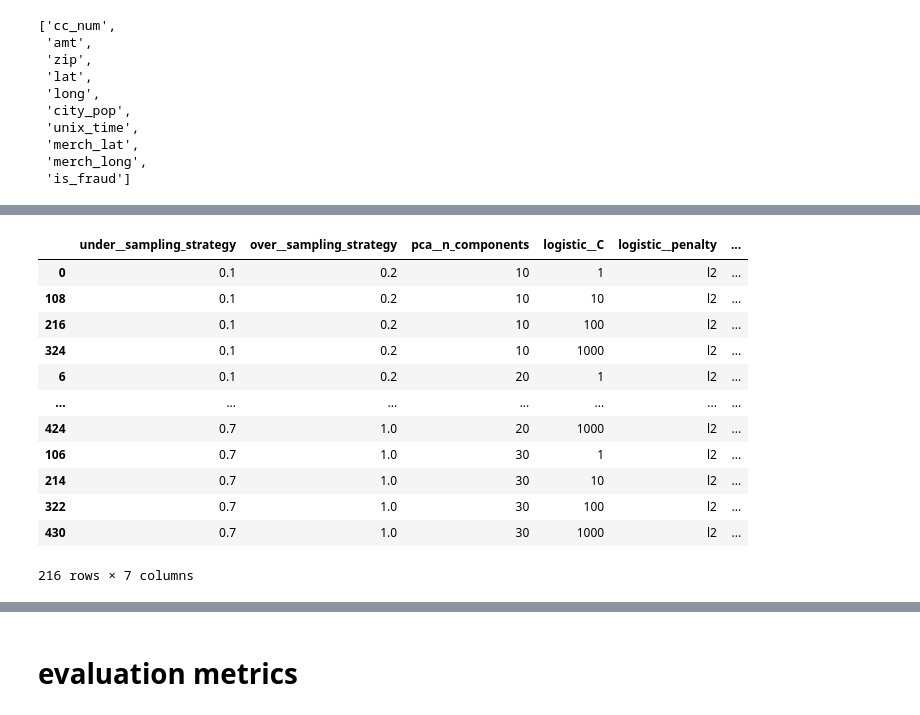
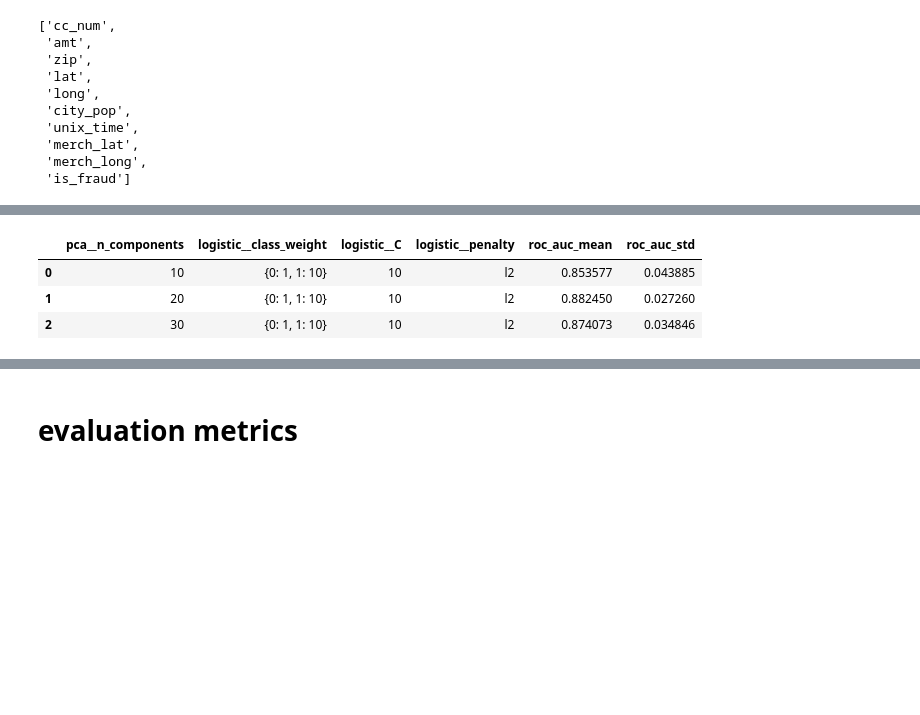
Before and after one commit to stijn-dg/End-to-end-project---Customer-churn, a Jupyter notebook: notebooks/cc_fraud_2.ipynb, the cells around one changed output, grey strips where cells are left out. Drawn from its saved outputs; the diff is of its cells as text; code cells hidden in the pictures; blank space fills up the shorter version.

```diff
--- a/notebooks/cc_fraud_2.ipynb
+++ b/notebooks/cc_fraud_2.ipynb
@@ -163,16 +204,33 @@ param_grid = {
     'logistic__penalty': ['l2'],
     'logistic__C': [1, 10, 100, 1000],
     'pca__n_components': [10, 20,30],
-    'under__sampling_strategy': [0.1, 0.2, 0.3, 0.5, 0.7, 1],
-    'over__sampling_strategy': [0.2, 0.3, 0.4, 0.5, 0.7, 1]
+    # 'under__sampling_strategy': [0.1, 0.2, 0.3, 0.5, 0.7, 1],
+    # 'over__sampling_strategy': [0.2, 0.3, 0.4, 0.5, 0.7, 1]
+    'logistic__class_weight': [{0: 0.5028451882845189, 1: 88.36764705882354}, {0:1,1:1}, {0:1,1:10}, {0:1,1:100}]
+    # 'class_weight': ['balanced', {0: 1, 1: 5}]
+
+}
+
+param_grid = {
+    'logistic__penalty': ['l2'],
+    'logistic__C': [10],
+    'pca__n_components': [10, 20,30],
+    # 'under__sampling_strategy': [0.1, 0.2, 0.3, 0.5, 0.7, 1],
+    # 'over__sampling_strategy': [0.2, 0.3, 0.4, 0.5, 0.7, 1]
+    'logistic__class_weight': [{0:1,1:10}]
+    # 'class_weight': ['balanced', {0: 1, 1: 5}]
+
 }
 
 model = LogisticRegression()
+# model = LogisticRegression(class_weight= class_weights)
 
 MODEL_NAME = 'logistic'
 
 grid = sklearn_gridsearch_using_pipeline(
-    train, y_col_name=y, model=model, fit_le=fit_le, model_name='logistic', param_grid=param_grid, verbose=1)
+    train, y_col_name=y, model=model, fit_le=fit_le, model_name='logistic', param_grid=param_grid, verbose=1,
+    step_names_to_remove=['under', 'over'])
+
 best_pipeline_log_reg = grid.best_estimator_
 best_pipeline_log_reg
 # %% [output]
@@ -216,27 +257,18 @@ Pipeline(steps=[('preprocessor',
 # %%
 write_pipeline(best_pipeline_log_reg, MODEL_NAME, DATASET_NAME)
 # %%
-COLUMNS = ["under__sampling_strategy", "over__sampling_strategy", "pca__n_components", f"{MODEL_NAME}__C", f"{MODEL_NAME}__penalty", "roc_auc_mean", "roc_auc_std"]
+COLUMNS = ["pca__n_components", "logistic__class_weight", f"{MODEL_NAME}__C", f"{MODEL_NAME}__penalty", "roc_auc_mean", "roc_auc_std"]
 
 pd.concat([
     pd.DataFrame(grid.cv_results_["params"]),
     pd.DataFrame(grid.cv_results_["mean_test_score"], columns=["roc_auc_mean"]),
     pd.DataFrame(grid.cv_results_["std_test_score"], columns=["roc_auc_std"])
-    ],axis=1).dropna(subset=["roc_auc_mean", "roc_auc_std"])[COLUMNS].sort_values(by=COLUMNS)
+    ],axis=1).dropna(subset=["roc_auc_mean", "roc_auc_std"])[COLUMNS] #.sort_values(by=COLUMNS)
 # %% [output]
-|  | under__sampling_strategy | over__sampling_strategy | pca__n_components | logistic__C | logistic__penalty | ... |
-| 0 | 0.1 | 0.2 | 10 | 1 | l2 | ... |
-| 108 | 0.1 | 0.2 | 10 | 10 | l2 | ... |
-| 216 | 0.1 | 0.2 | 10 | 100 | l2 | ... |
-| 324 | 0.1 | 0.2 | 10 | 1000 | l2 | ... |
-| 6 | 0.1 | 0.2 | 20 | 1 | l2 | ... |
-| ... | ... | ... | ... | ... | ... | ... |
-| 424 | 0.7 | 1.0 | 20 | 1000 | l2 | ... |
-| 106 | 0.7 | 1.0 | 30 | 1 | l2 | ... |
-| 214 | 0.7 | 1.0 | 30 | 10 | l2 | ... |
-| 322 | 0.7 | 1.0 | 30 | 100 | l2 | ... |
-| 430 | 0.7 | 1.0 | 30 | 1000 | l2 | ... |
+|  | pca__n_components | logistic__class_weight | logistic__C | logistic__penalty | roc_auc_mean | roc_auc_std |
+| 0 | 10 | {0: 1, 1: 10} | 10 | l2 | 0.853577 | 0.043885 |
+| 1 | 20 | {0: 1, 1: 10} | 10 | l2 | 0.882450 | 0.027260 |
+| 2 | 30 | {0: 1, 1: 10} | 10 | l2 | 0.874073 | 0.034846 |
-216 rows × 7 columns
 # %%
 evaluate_model(best_pipeline_log_reg, fit_le=fit_le, test=test, y_col_name=y, model_name = 'logistic')
 # %% [output]
```
Also changed, not shown: parts of 27 cells of this notebook, 5 other files.
